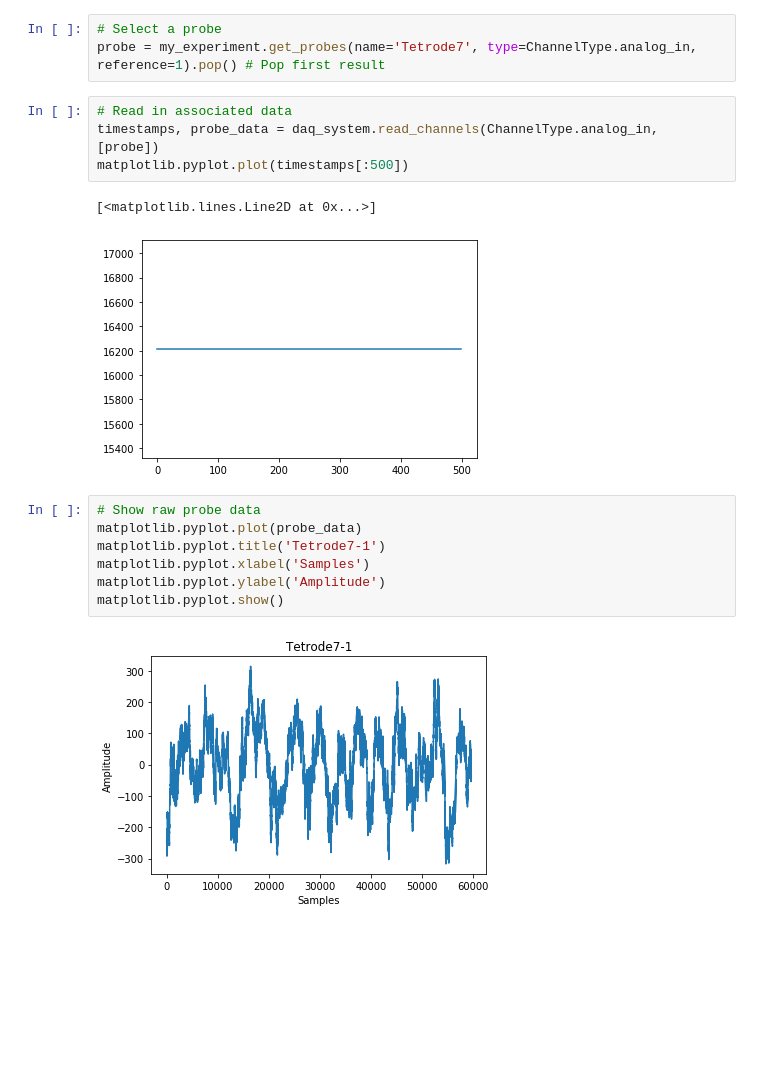
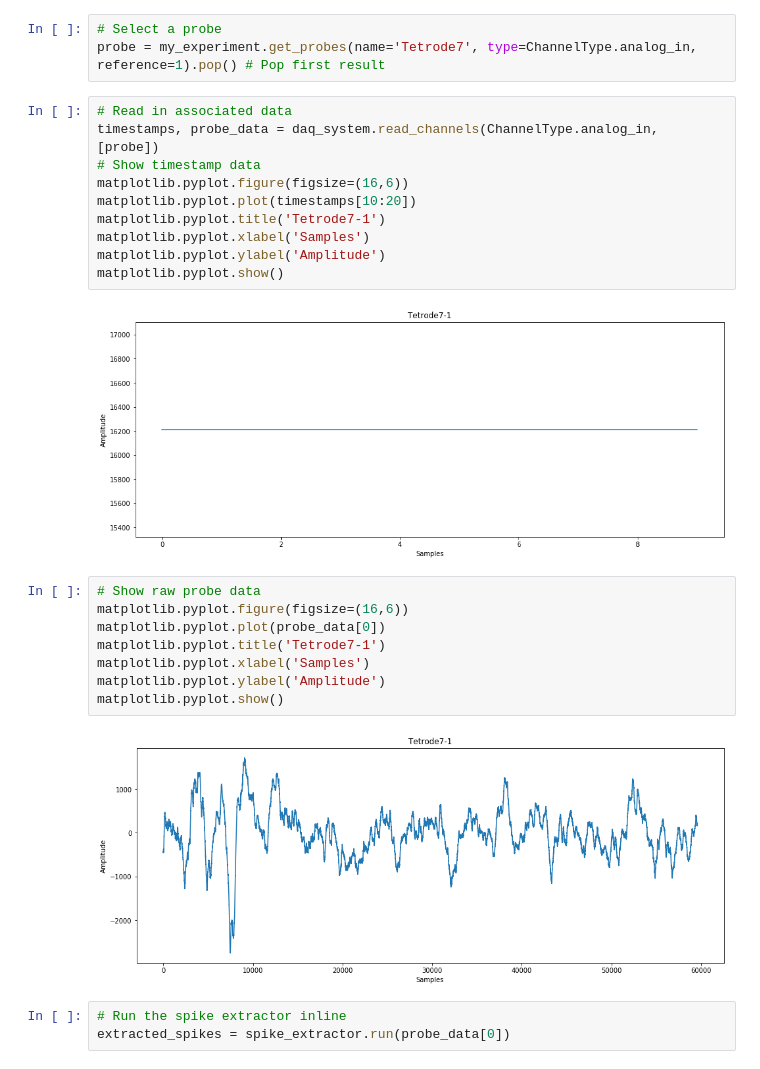
Before and after one commit to VH-Lab/NDI-python, a Jupyter notebook: example/Spike Extraction.ipynb, the cells around one changed output. Drawn from its saved outputs; the diff is of its cells as text; blank space fills up the shorter version.

```diff
--- a/example/Spike Extraction.ipynb
+++ b/example/Spike Extraction.ipynb
@@ -37,17 +37,26 @@ probe = my_experiment.get_probes(name='Tetrode7', type=ChannelType.analog_in, re
 # %%
 # Read in associated data
 timestamps, probe_data = daq_system.read_channels(ChannelType.analog_in, [probe])
-matplotlib.pyplot.plot(timestamps[:500])
+# Show timestamp data
+matplotlib.pyplot.figure(figsize=(16,6))
+matplotlib.pyplot.plot(timestamps[10:20])
+matplotlib.pyplot.title('Tetrode7-1')
+matplotlib.pyplot.xlabel('Samples')
+matplotlib.pyplot.ylabel('Amplitude')
+matplotlib.pyplot.show()
 # %% [output]
-[<matplotlib.lines.Line2D at 0x...>]
-[figure, old version]
+[figure, new version]
 # %%
 # Show raw probe data
-matplotlib.pyplot.plot(probe_data)
+matplotlib.pyplot.figure(figsize=(16,6))
+matplotlib.pyplot.plot(probe_data[0])
 matplotlib.pyplot.title('Tetrode7-1')
 matplotlib.pyplot.xlabel('Samples')
 matplotlib.pyplot.ylabel('Amplitude')
 matplotlib.pyplot.show()
 # %% [output]
-[figure, old version]
+[figure, new version]
+# %%
+# Run the spike extractor inline
+extracted_spikes = spike_extractor.run(probe_data[0])
 # %%
```
Also changed, not shown: parts of 1 cell of this notebook, 1 other file.
